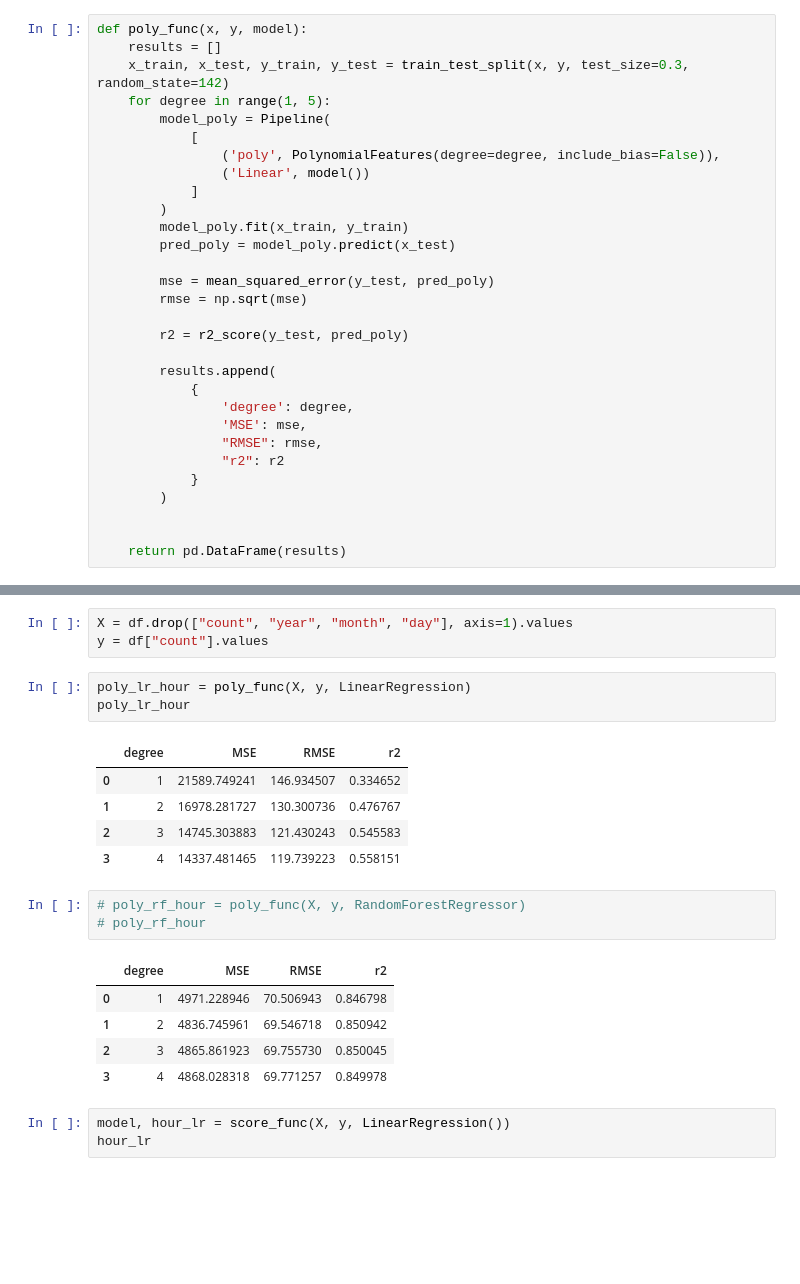
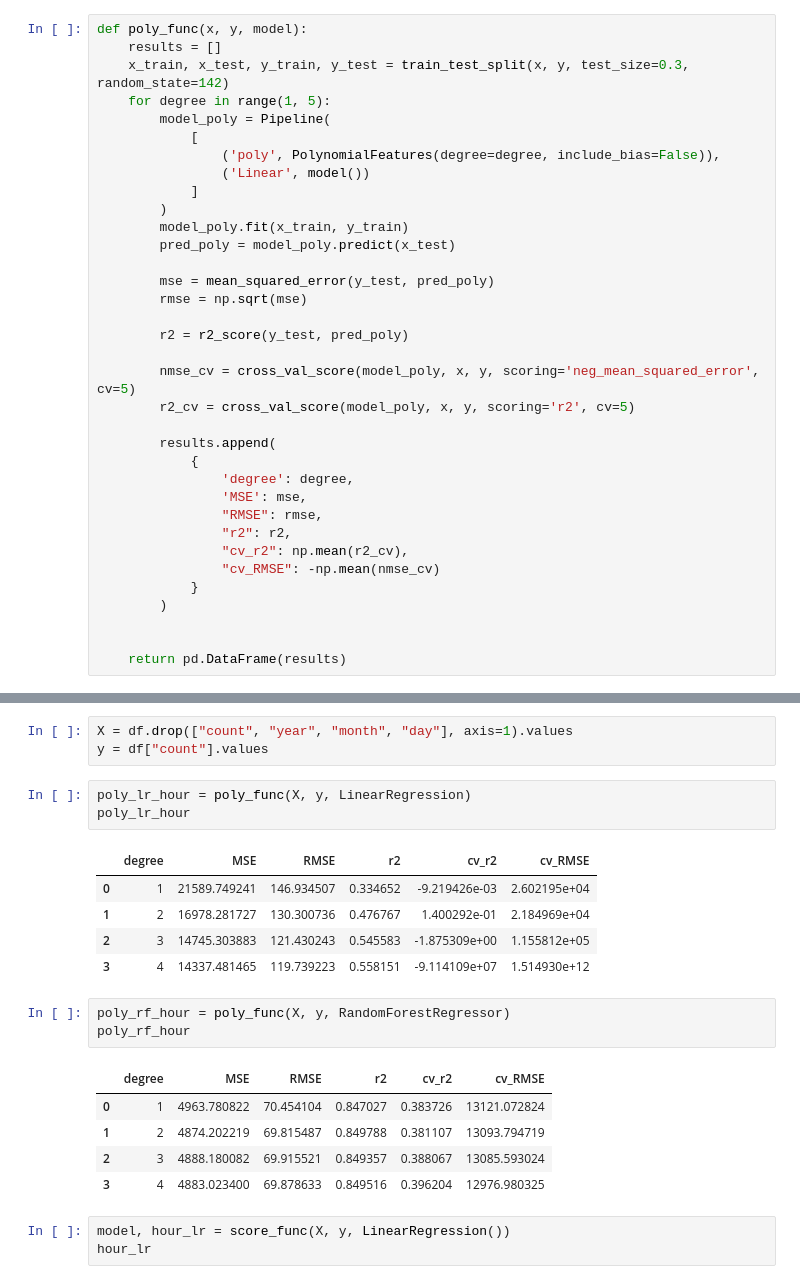
Before and after one commit to Clear-head/hipython_repo, a Jupyter notebook: BikeSharingDemand.ipynb, the cells around one changed output, grey strips where cells are left out. Cells and saved outputs as stored; diff of their text form; blank space fills up the shorter version.

```diff
--- a/BikeSharingDemand.ipynb
+++ b/BikeSharingDemand.ipynb
@@ -184,12 +185,17 @@ def poly_func(x, y, model):
 
         r2 = r2_score(y_test, pred_poly)
 
+        nmse_cv = cross_val_score(model_poly, x, y, scoring='neg_mean_squared_error', cv=5)
+        r2_cv = cross_val_score(model_poly, x, y, scoring='r2', cv=5)
+
         results.append(
             {
                 'degree': degree,
                 'MSE': mse,
                 "RMSE": rmse,
-                "r2": r2
+                "r2": r2,
+                "cv_r2": np.mean(r2_cv),
+                "cv_RMSE": -np.mean(nmse_cv)
             }
         )
 
@@ -433,20 +439,20 @@ y = df["count"].values
 poly_lr_hour = poly_func(X, y, LinearRegression)
 poly_lr_hour
 # %% [output]
-|  | degree | MSE | RMSE | r2 |
-| 0 | 1 | 21589.749241 | 146.934507 | 0.334652 |
-| 1 | 2 | 16978.281727 | 130.300736 | 0.476767 |
-| 2 | 3 | 14745.303883 | 121.430243 | 0.545583 |
-| 3 | 4 | 14337.481465 | 119.739223 | 0.558151 |
+|  | degree | MSE | RMSE | r2 | cv_r2 | cv_RMSE |
+| 0 | 1 | 21589.749241 | 146.934507 | 0.334652 | -9.219426e-03 | 2.602195e+04 |
+| 1 | 2 | 16978.281727 | 130.300736 | 0.476767 | 1.400292e-01 | 2.184969e+04 |
+| 2 | 3 | 14745.303883 | 121.430243 | 0.545583 | -1.875309e+00 | 1.155812e+05 |
+| 3 | 4 | 14337.481465 | 119.739223 | 0.558151 | -9.114109e+07 | 1.514930e+12 |
 # %%
-# poly_rf_hour = poly_func(X, y, RandomForestRegressor)
-# poly_rf_hour
+poly_rf_hour = poly_func(X, y, RandomForestRegressor)
+poly_rf_hour
 # %% [output]
-|  | degree | MSE | RMSE | r2 |
-| 0 | 1 | 4971.228946 | 70.506943 | 0.846798 |
-| 1 | 2 | 4836.745961 | 69.546718 | 0.850942 |
-| 2 | 3 | 4865.861923 | 69.755730 | 0.850045 |
-| 3 | 4 | 4868.028318 | 69.771257 | 0.849978 |
+|  | degree | MSE | RMSE | r2 | cv_r2 | cv_RMSE |
+| 0 | 1 | 4963.780822 | 70.454104 | 0.847027 | 0.383726 | 13121.072824 |
+| 1 | 2 | 4874.202219 | 69.815487 | 0.849788 | 0.381107 | 13093.794719 |
+| 2 | 3 | 4888.180082 | 69.915521 | 0.849357 | 0.388067 | 13085.593024 |
+| 3 | 4 | 4883.023400 | 69.878633 | 0.849516 | 0.396204 | 12976.980325 |
 # %%
 model, hour_lr = score_func(X, y, LinearRegression())
 hour_lr
```
Also changed, not shown: parts of 21 cells of this notebook, 1 other file.
